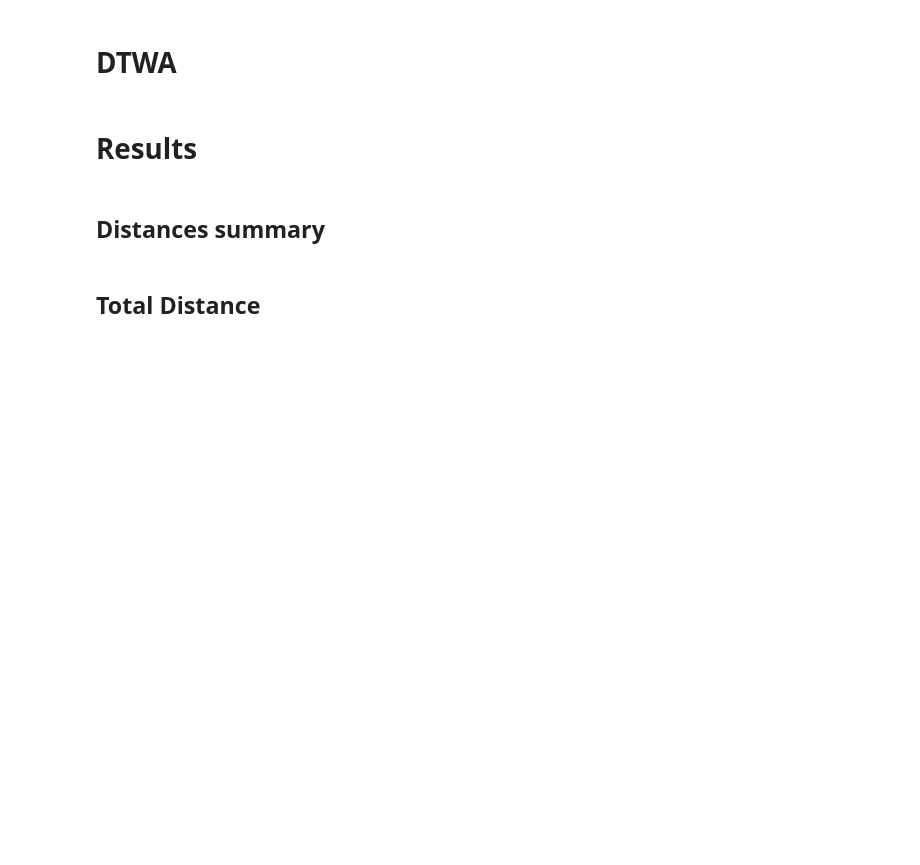
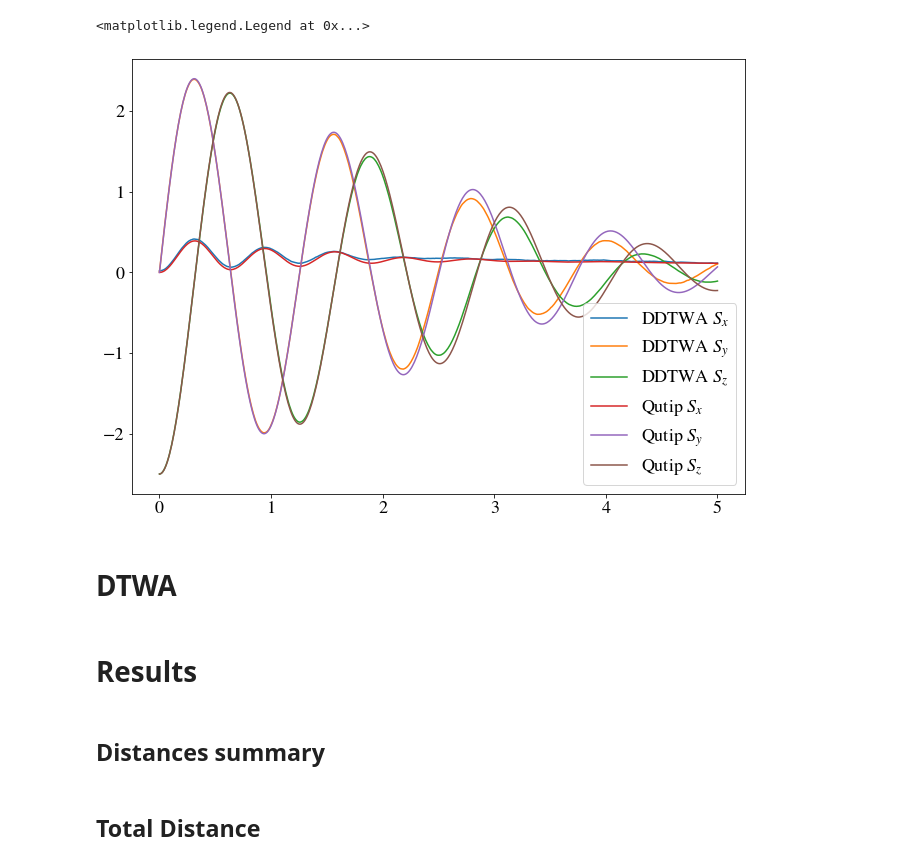
Before and after one commit to eckast161/Spin_dynamics, a Jupyter notebook: DDTWA.Stratonovich_Heun.tested.Uni.ipynb, the cells around one changed output. Drawn from its saved outputs; the diff is of its cells as text; code cells hidden in the pictures; blank space fills up the shorter version.

```diff
--- a/DDTWA.Stratonovich_Heun.tested.Uni.ipynb
+++ b/DDTWA.Stratonovich_Heun.tested.Uni.ipynb
@@ -402,6 +418,37 @@ def S_k(k,n=n):
 
 
 
+def matrix_dec(k,index,rate):
+    h=0*qeye(2**N)
+    sminus=(sigmax()-1j*sigmay())/2
+
+    if k=="z":
+
+        Arr=arraygen(N,qeye(2))
+        Arr[index]=sigmaz()
+
+        return Qobj(np.sqrt(rate)*np.add(h,tensor(Arr)))
+
+    elif k=="-":
+
+        Arr=arraygen(N,qeye(2))
+        Arr[index]=sminus
+
+        return Qobj(np.sqrt(rate)*np.add(h,tensor(Arr)))
+
+
+
+
+def unc_list(k,rate):
+    unc_list=[]
+    for j in range(N):
+        unc_list.append(matrix_dec(k,j,rate))
+
+    return unc_list
+
+
+
+
 import matplotlib.pyplot as plt
 import time
 
@@ -425,19 +472,27 @@ result=result()
 # %%
 from qutip import mesolve
 #result = mesolve(H, psi0, times, [np.sqrt(0.04) * Qobj(S_k(2,n))], [Qobj(S_k(0,n)),Qobj(S_k(1,n)),Qobj(S_k(2,n))])
-result1 = mesolve(H, psi0, times, [], [Qobj(S_k(0,n)),Qobj(S_k(1,n)),Qobj(S_k(2,n))])
+
+Collapsing_Operators= unc_list("z",Gamma_phi/2)+unc_list("-",Gamma_decay) #[np.sqrt(Gamma_phi_C)*Qobj(S_k(2,N)),np.sqrt(Gamma_C)*Qobj(S_k("-",N))]  #Collective
+
+
+
+result1 = mesolve(H, psi0, times, Collapsing_Operators, [Qobj(S_k(0,n)),Qobj(S_k(1,n)),Qobj(S_k(2,n))])
 # %%
 fig, ax = plt.subplots()
 
 plt.plot(times,(Result_varDDTWA[0]),label="DDTWA $S_x$")
 plt.plot(times,(Result_varDDTWA[1]),label="DDTWA $S_y$")
 plt.plot(times,(Result_varDDTWA[2]),label="DDTWA $S_z$")
 
-ax.plot(times, result.expect[0],label="Qutip $S_x$")
-ax.plot(times, result.expect[1],label="Qutip $S_y$")
-ax.plot(times, result.expect[2],label="Qutip $S_z$")
+ax.plot(times, result1.expect[0],label="Qutip $S_x$")
+ax.plot(times, result1.expect[1],label="Qutip $S_y$")
+ax.plot(times, result1.expect[2],label="Qutip $S_z$")
 
 plt.legend()
+# %% [output]
+<matplotlib.legend.Legend at 0x...>
+[figure, added]
 # %%
 
 fig, ax = plt.subplots()
```
Also changed, not shown: parts of 7 cells of this notebook.
